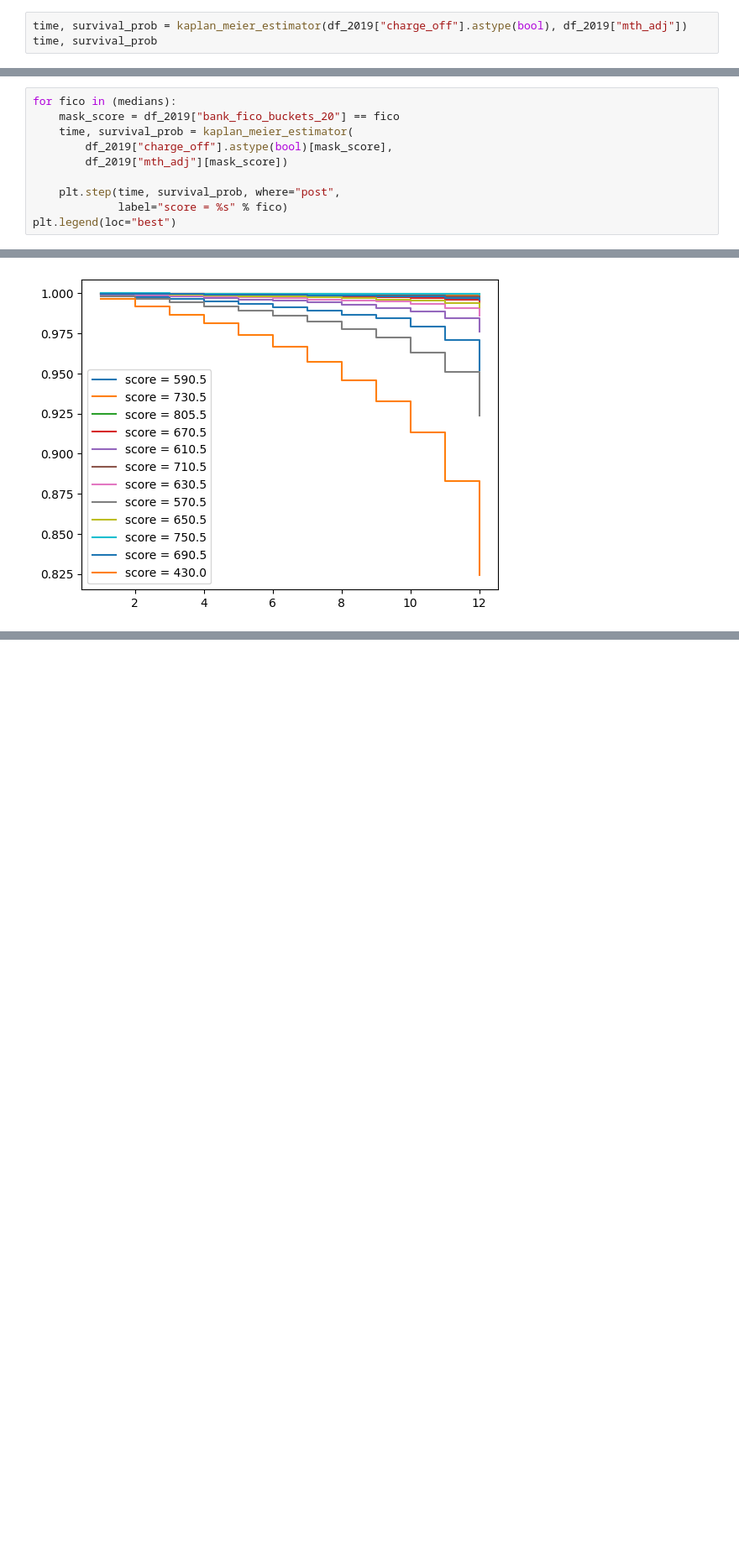
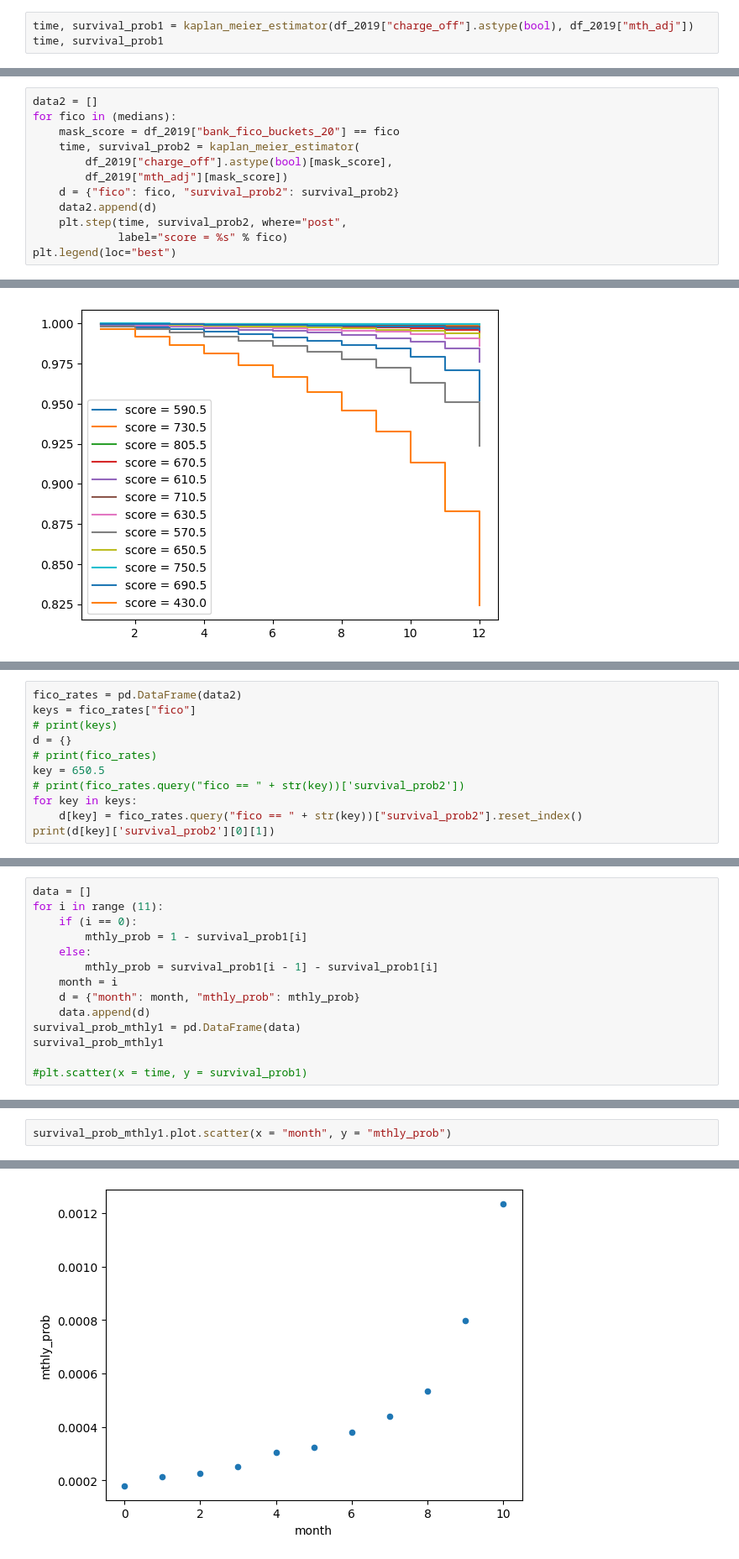
Before and after one commit to yaswant2403/datathon2023, a Jupyter notebook: basic_analysis.ipynb, the cells around one changed output, grey strips where cells are left out. Shown at 84% size. Drawn from its saved outputs; the diff is of its cells as text; blank space fills up the shorter version.

```diff
--- a/basic_analysis.ipynb
+++ b/basic_analysis.ipynb
@@ -258,8 +274,8 @@ See the caveats in the documentation: https://pandas.pydata.org/pandas-docs/stab
 | 5758222 | 0 | 805.5 | 62 | 0.0 | 0.0 | 2877.43 | ... |
 4198212 rows × 16 columns
 # %%
-time, survival_prob = kaplan_meier_estimator(df_2019["charge_off"].astype(bool), df_2019["mth_adj"])
-time, survival_prob
+time, survival_prob1 = kaplan_meier_estimator(df_2019["charge_off"].astype(bool), df_2019["mth_adj"])
+time, survival_prob1
 # %% [output]
 (array([ 1,  2,  3,  4,  5,  6,  7,  8,  9, 10, 11, 12]),
  array([0.99982111, 0.99960782, 0.99938112, 0.99913109, 0.99882624,
@@ -294,13 +310,15 @@ plt.step(time, survival_prob, where="post")
 array([590.5, 730.5, 805.5, 670.5, 610.5, 710.5, 630.5, 570.5, 650.5,
        750.5, 690.5, 430. ])
 # %%
+data2 = []
 for fico in (medians):
     mask_score = df_2019["bank_fico_buckets_20"] == fico
-    time, survival_prob = kaplan_meier_estimator(
+    time, survival_prob2 = kaplan_meier_estimator(
         df_2019["charge_off"].astype(bool)[mask_score],
         df_2019["mth_adj"][mask_score])
-
-    plt.step(time, survival_prob, where="post",
+    d = {"fico": fico, "survival_prob2": survival_prob2}
+    data2.append(d)
+    plt.step(time, survival_prob2, where="post",
              label="score = %s" % fico)
 plt.legend(loc="best")
 # %% [output]
@@ -308,0 +343,11 @@ plt.legend(loc="best")
+# %%
+fico_rates = pd.DataFrame(data2)
+keys = fico_rates["fico"]
+# print(keys)
+d = {}
+# print(fico_rates)
+key = 650.5
+# print(fico_rates.query("fico == " + str(key))['survival_prob2'])
+for key in keys:
+    d[key] = fico_rates.query("fico == " + str(key))["survival_prob2"].reset_index()
+print(d[key]['survival_prob2'][0][1])
@@ -308,0 +356,14 @@ plt.legend(loc="best")
+# %%
+data = []
+for i in range (11):
+    if (i == 0):
+        mthly_prob = 1 - survival_prob1[i]
+    else:
+        mthly_prob = survival_prob1[i - 1] - survival_prob1[i]
+    month = i
+    d = {"month": month, "mthly_prob": mthly_prob}
+    data.append(d)
+survival_prob_mthly1 = pd.DataFrame(data)
+survival_prob_mthly1
+
+#plt.scatter(x = time, y = survival_prob1)
@@ -308,0 +383,3 @@ plt.legend(loc="best")
+# %%
+survival_prob_mthly1.plot.scatter(x = "month", y = "mthly_prob")
+# %% [output]
@@ -308,0 +387 @@ plt.legend(loc="best")
+[figure, added]
```
Also changed, not shown: parts of 26 cells of this notebook, 1 other file.
